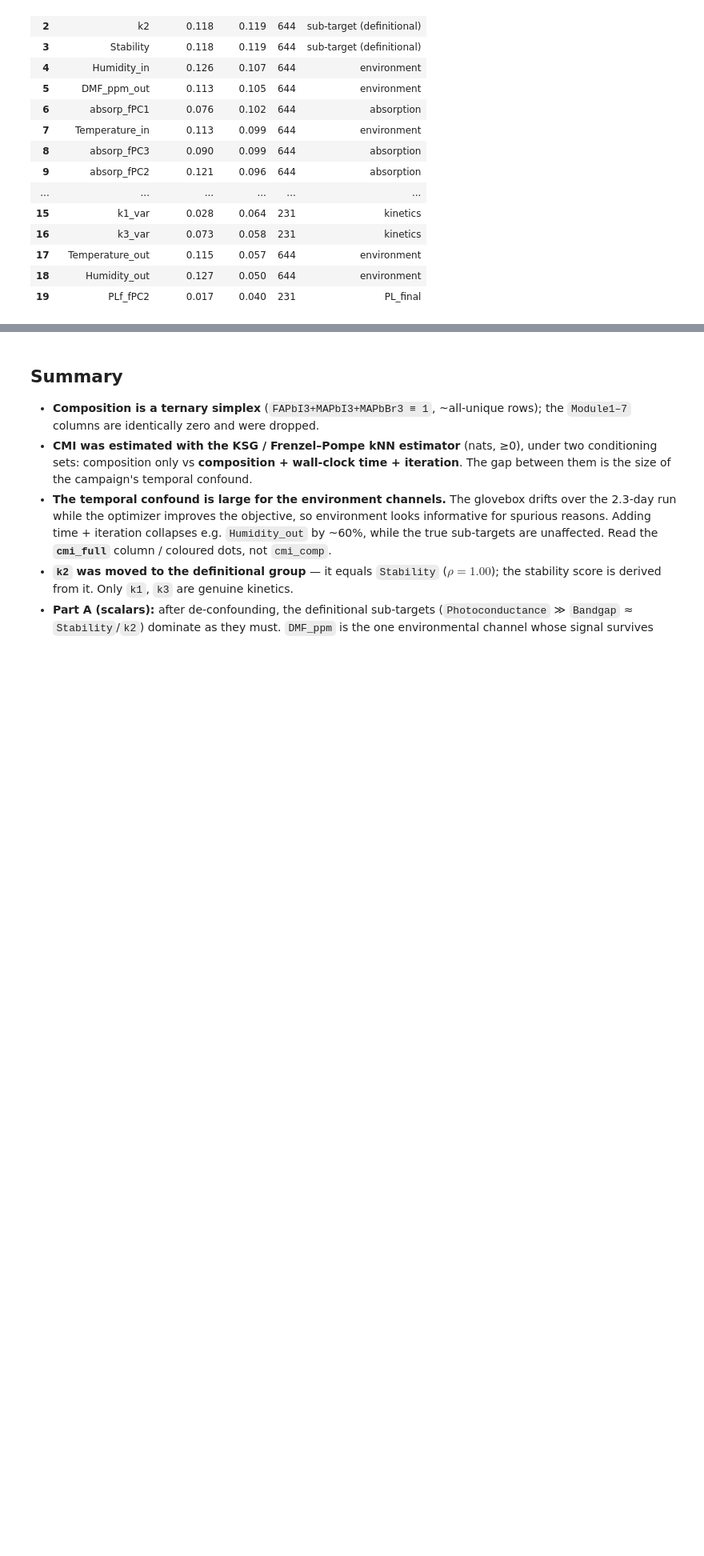
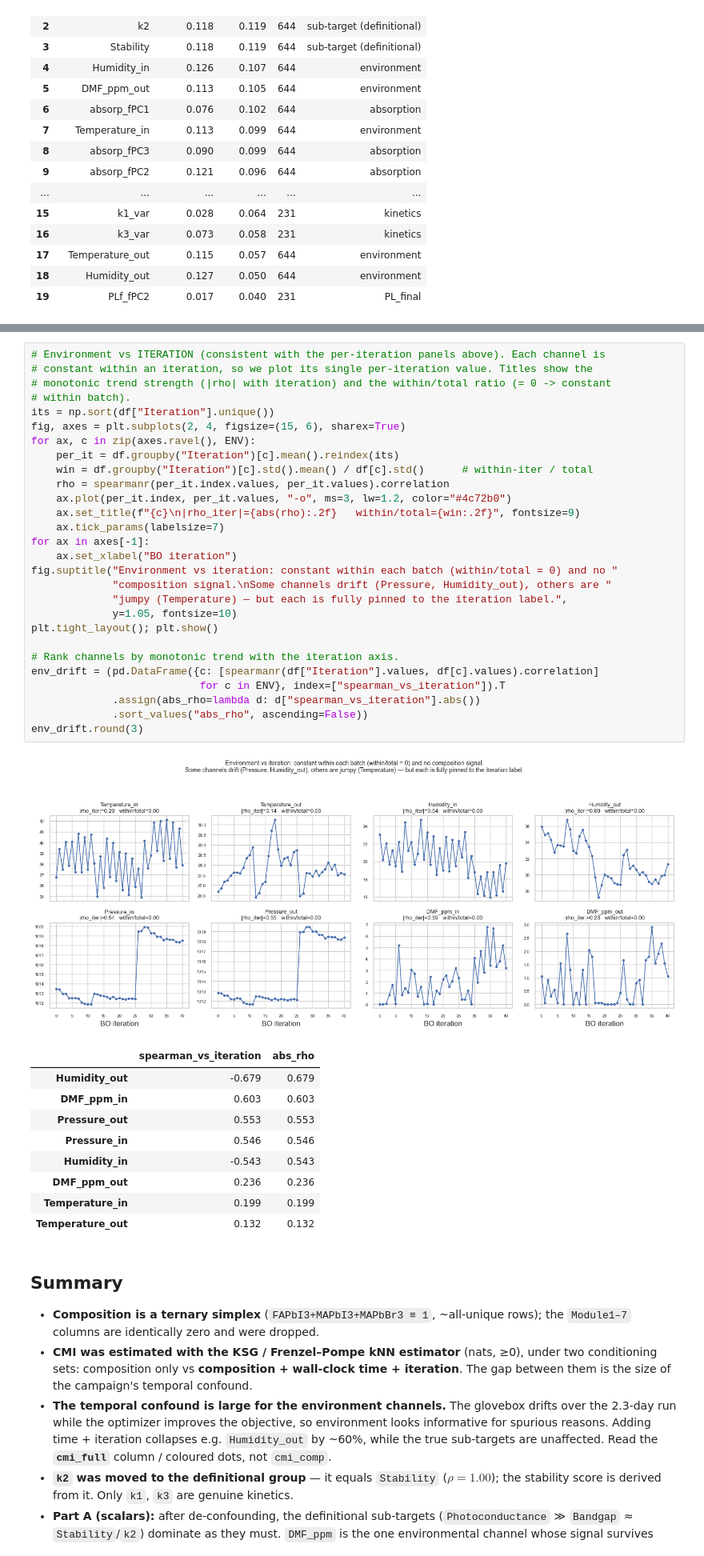
Before and after one commit to PV-Lab/ZoMBI-Hop, a Jupyter notebook: llm/data_exploration.ipynb, the cells around one changed output, grey strips where cells are left out. Shown at 80% size. Saved outputs shown, nothing was run; the diff lists cells and outputs as text; blank space fills up the shorter version.

```diff
--- a/llm/data_exploration.ipynb
+++ b/llm/data_exploration.ipynb
@@ -522,3 +744,42 @@ master.round(3).head(20)
+# %%
+# Environment vs ITERATION (consistent with the per-iteration panels above). Each channel is
+# constant within an iteration, so we plot its single per-iteration value. Titles show the
+# monotonic trend strength (|rho| with iteration) and the within/total ratio (= 0 -> constant
+# within batch).
+its = np.sort(df["Iteration"].unique())
+fig, axes = plt.subplots(2, 4, figsize=(15, 6), sharex=True)
+for ax, c in zip(axes.ravel(), ENV):
+    per_it = df.groupby("Iteration")[c].mean().reindex(its)
+    win = df.groupby("Iteration")[c].std().mean() / df[c].std()      # within-iter / total
+    rho = spearmanr(per_it.index.values, per_it.values).correlation
+    ax.plot(per_it.index, per_it.values, "-o", ms=3, lw=1.2, color="#4c72b0")
+    ax.set_title(f"{c}\n|rho_iter|={abs(rho):.2f}   within/total={win:.2f}", fontsize=9)
+    ax.tick_params(labelsize=7)
+for ax in axes[-1]:
+    ax.set_xlabel("BO iteration")
+fig.suptitle("Environment vs iteration: constant within each batch (within/total = 0) and no "
+             "composition signal.\nSome channels drift (Pressure, Humidity_out), others are "
+             "jumpy (Temperature) — but each is fully pinned to the iteration label.",
+             y=1.05, fontsize=10)
+plt.tight_layout(); plt.show()
+
+# Rank channels by monotonic trend with the iteration axis.
+env_drift = (pd.DataFrame({c: [spearmanr(df["Iteration"].values, df[c].values).correlation]
+                           for c in ENV}, index=["spearman_vs_iteration"]).T
+             .assign(abs_rho=lambda d: d["spearman_vs_iteration"].abs())
+             .sort_values("abs_rho", ascending=False))
+env_drift.round(3)
+# %% [output]
+[figure, added]
+|  | spearman_vs_iteration | abs_rho |
+| Humidity_out | -0.679 | 0.679 |
+| DMF_ppm_in | 0.603 | 0.603 |
+| Pressure_out | 0.553 | 0.553 |
+| Pressure_in | 0.546 | 0.546 |
+| Humidity_in | -0.543 | 0.543 |
+| DMF_ppm_out | 0.236 | 0.236 |
+| Temperature_in | 0.199 | 0.199 |
+| Temperature_out | 0.132 | 0.132 |
 # %% [markdown]
 ## Summary
 
```
Also changed, not shown: parts of 6 cells of this notebook, 2 other files.
